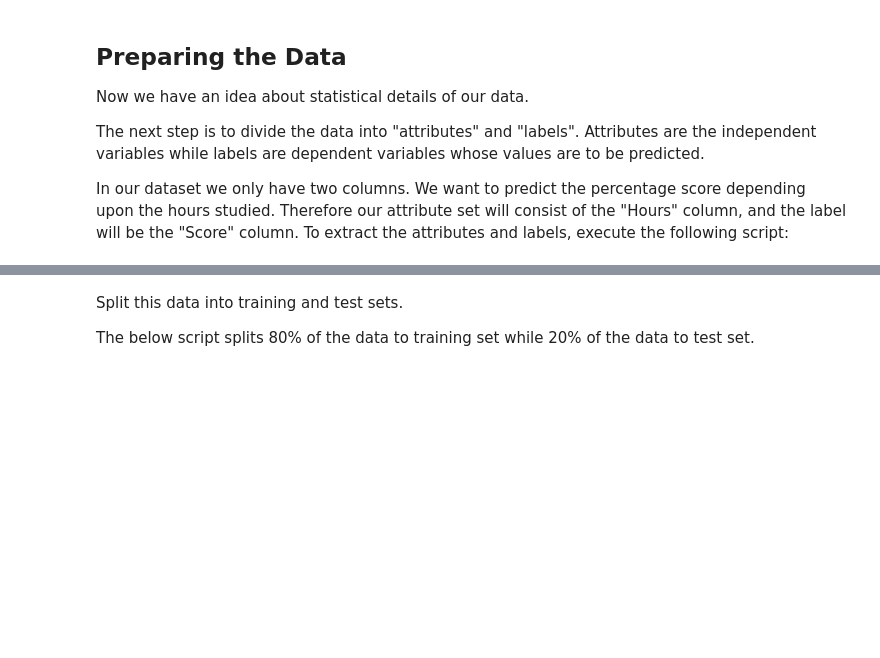
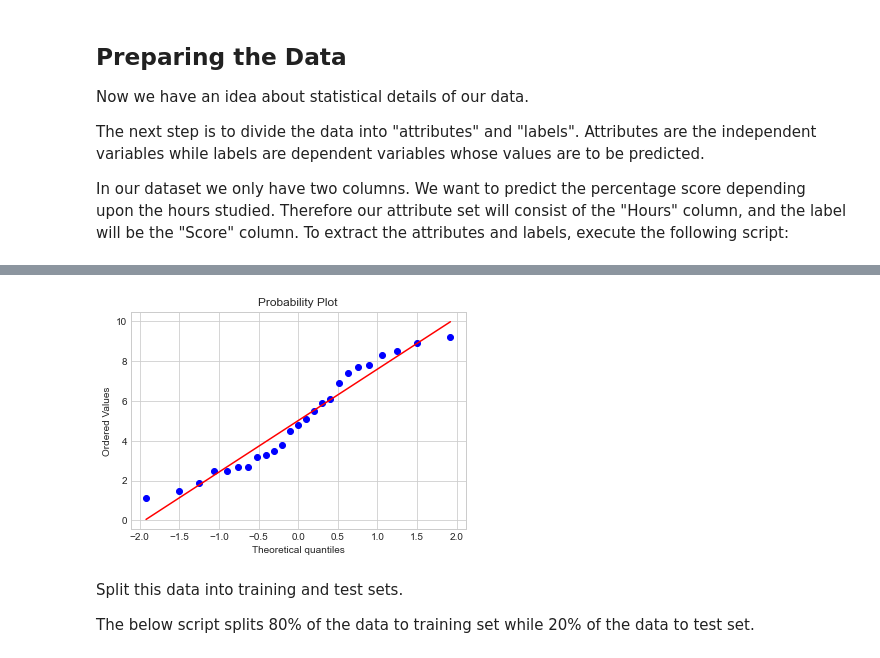
Before and after one commit to saritmaitra/Python-Fundamentals, a Jupyter notebook: Linear_Regression.ipynb, the cells around one changed output, grey strips where cells are left out. Drawn from its saved outputs; the diff is of its cells as text; code cells hidden in the pictures; blank space fills up the shorter version.

```diff
--- a/Linear_Regression.ipynb
+++ b/Linear_Regression.ipynb
@@ -53,3 +63,9 @@ y = data.iloc[:, 1].values
+# %%
+import scipy.stats as stats
+stats.probplot(X[:,0], dist="norm", plot=plt)
+plt.show()
+# %% [output]
+[figure, added]
 # %% [markdown]
 Split this data into training and test sets.
 
```
Also changed, not shown: parts of 34 cells of this notebook.
